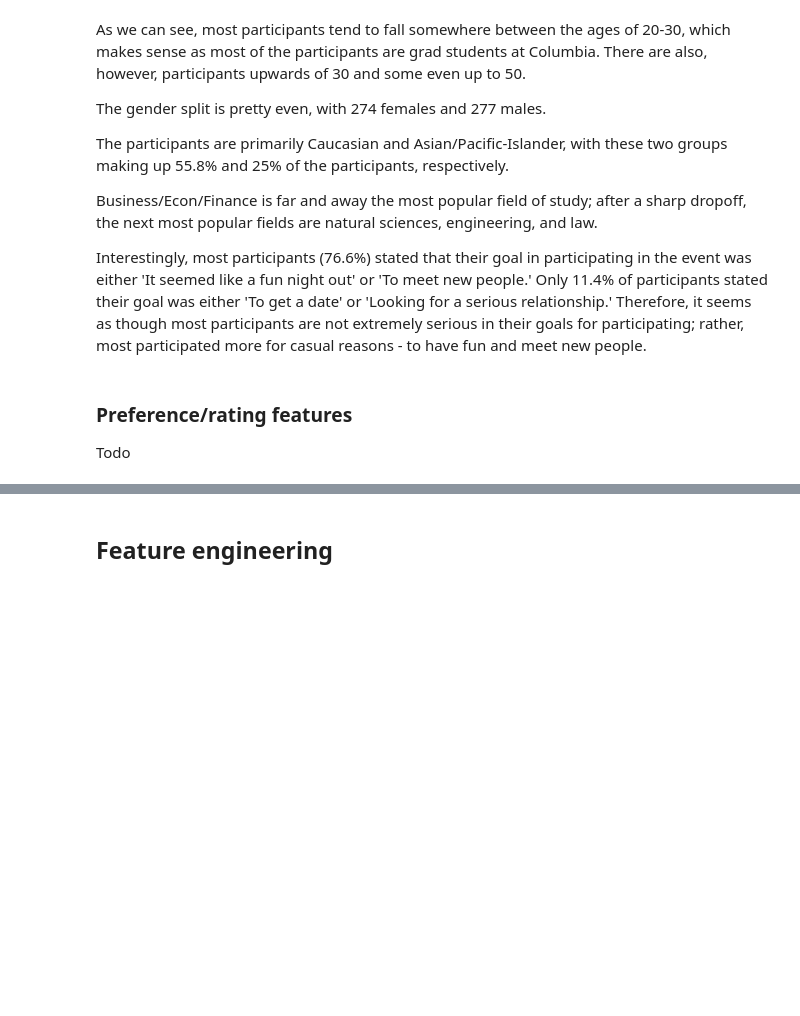
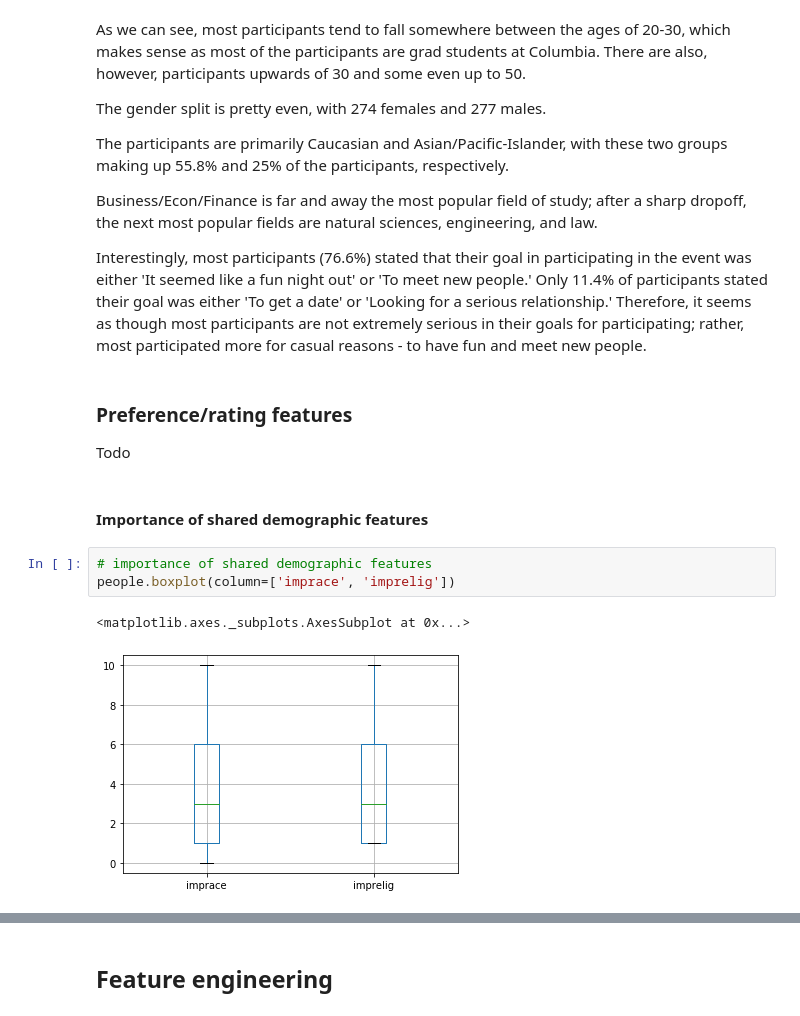
Before and after one commit to dperille/cs363d-f21-project, a Jupyter notebook: project.ipynb, the cells around one changed output, grey strips where cells are left out. Saved outputs shown, nothing was run; the diff lists cells and outputs as text; blank space fills up the shorter version.

```diff
--- a/project.ipynb
+++ b/project.ipynb
@@ -218,3 +218,11 @@ Interestingly, most participants (76.6%) stated that their goal in participating
 # %% [markdown]
 ### Preference/rating features
 Todo
+# %% [markdown]
+#### Importance of shared demographic features
+# %%
+# importance of shared demographic features
+people.boxplot(column=['imprace', 'imprelig'])
+# %% [output]
+<matplotlib.axes._subplots.AxesSubplot at 0x...>
+[figure, added]
```
Also changed, not shown: parts of 15 cells of this notebook.
